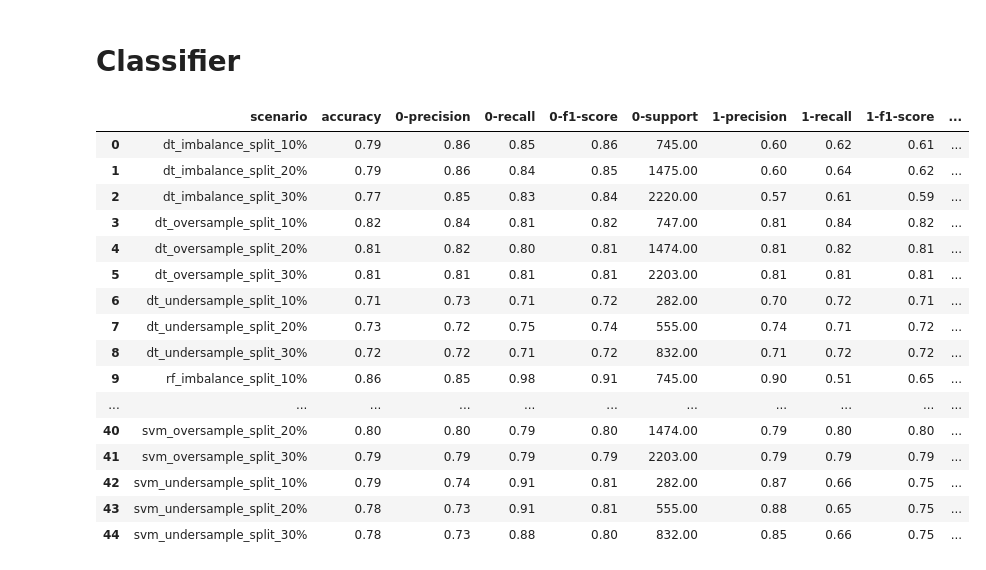
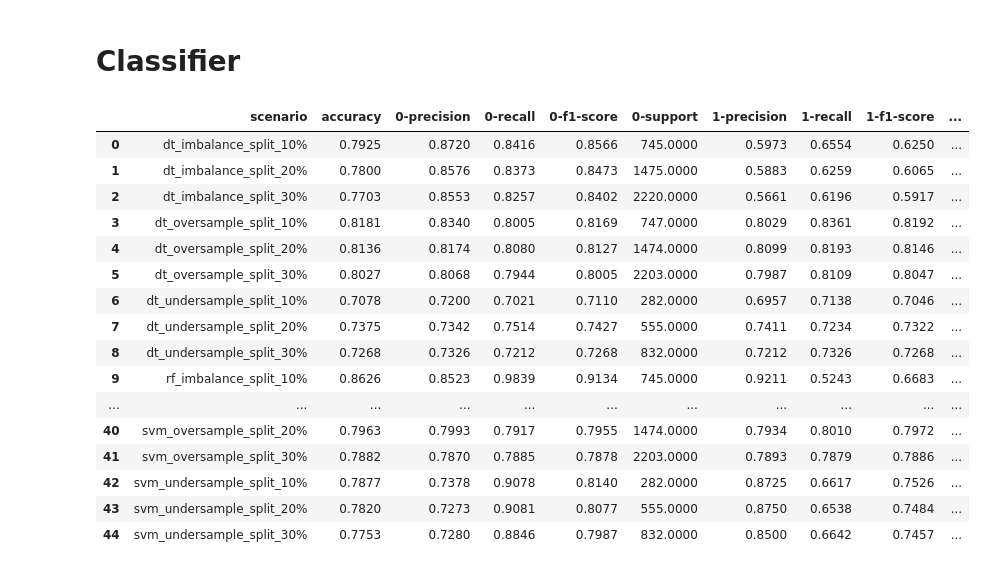
Before and after one commit to javakanaya/framingham-cvd, a Jupyter notebook: based-classifier.ipynb, the cells around one changed output. Drawn from its saved outputs; the diff is of its cells as text; code cells hidden in the pictures.

```diff
--- a/based-classifier.ipynb
+++ b/based-classifier.ipynb
@@ -439,46 +439,49 @@ for classifier, balance_method, test_size in scenarios:
     # Append the result to the dataframe
     # results_df = results_df.append(report_flat, ignore_index=True)
     results_df = pd.concat([results_df, pd.DataFrame([report_flat])], ignore_index=True)
 
 
     # Print and plot the confusion matrix
     # print(f"\nConfusion Matrix for {balance_method} with test size {test_size*100}%:")
     # print(conf_matrix)
     # plt.figure(figsize=(8, 6))
     # sns.heatmap(conf_matrix, annot=True, fmt='d', cmap='Blues', cbar=False,
     #             xticklabels=['No CVD', 'CVD'], yticklabels=['No CVD', 'CVD'])
     # plt.xlabel('Predicted')
     # plt.ylabel('Actual')
     # plt.title(f'Confusion Matrix: {balance_method} - Test Size {int(test_size*100)}%')
     # plt.show()
 
+# Set precision for float display
+pd.options.display.float_format = '{:.4f}'.format
+
 desired_columns = [
     'scenario', 'accuracy',
     '0-precision', '0-recall', '0-f1-score', '0-support',
     '1-precision', '1-recall', '1-f1-score', '1-support',
     'macro avg-precision', 'macro avg-recall', 'macro avg-f1-score', 'macro avg-support',
     'weighted avg-precision', 'weighted avg-recall', 'weighted avg-f1-score', 'weighted avg-support'
 ]
 
 # Reorder columns in results_df
 results_df = results_df[desired_columns]
 
 results_df
 # %% [output]
 |  | scenario | accuracy | 0-precision | 0-recall | 0-f1-score | 0-support | 1-precision | 1-recall | 1-f1-score | ... |
-| 0 | dt_imbalance_split_10% | 0.79 | 0.86 | 0.85 | 0.86 | 745.00 | 0.60 | 0.62 | 0.61 | ... |
-| 1 | dt_imbalance_split_20% | 0.79 | 0.86 | 0.84 | 0.85 | 1475.00 | 0.60 | 0.64 | 0.62 | ... |
-| 2 | dt_imbalance_split_30% | 0.77 | 0.85 | 0.83 | 0.84 | 2220.00 | 0.57 | 0.61 | 0.59 | ... |
-| 3 | dt_oversample_split_10% | 0.82 | 0.84 | 0.81 | 0.82 | 747.00 | 0.81 | 0.84 | 0.82 | ... |
-| 4 | dt_oversample_split_20% | 0.81 | 0.82 | 0.80 | 0.81 | 1474.00 | 0.81 | 0.82 | 0.81 | ... |
-| 5 | dt_oversample_split_30% | 0.81 | 0.81 | 0.81 | 0.81 | 2203.00 | 0.81 | 0.81 | 0.81 | ... |
-| 6 | dt_undersample_split_10% | 0.71 | 0.73 | 0.71 | 0.72 | 282.00 | 0.70 | 0.72 | 0.71 | ... |
-| 7 | dt_undersample_split_20% | 0.73 | 0.72 | 0.75 | 0.74 | 555.00 | 0.74 | 0.71 | 0.72 | ... |
-| 8 | dt_undersample_split_30% | 0.72 | 0.72 | 0.71 | 0.72 | 832.00 | 0.71 | 0.72 | 0.72 | ... |
-| 9 | rf_imbalance_split_10% | 0.86 | 0.85 | 0.98 | 0.91 | 745.00 | 0.90 | 0.51 | 0.65 | ... |
+| 0 | dt_imbalance_split_10% | 0.7925 | 0.8720 | 0.8416 | 0.8566 | 745.0000 | 0.5973 | 0.6554 | 0.6250 | ... |
+| 1 | dt_imbalance_split_20% | 0.7800 | 0.8576 | 0.8373 | 0.8473 | 1475.0000 | 0.5883 | 0.6259 | 0.6065 | ... |
+| 2 | dt_imbalance_split_30% | 0.7703 | 0.8553 | 0.8257 | 0.8402 | 2220.0000 | 0.5661 | 0.6196 | 0.5917 | ... |
+| 3 | dt_oversample_split_10% | 0.8181 | 0.8340 | 0.8005 | 0.8169 | 747.0000 | 0.8029 | 0.8361 | 0.8192 | ... |
+| 4 | dt_oversample_split_20% | 0.8136 | 0.8174 | 0.8080 | 0.8127 | 1474.0000 | 0.8099 | 0.8193 | 0.8146 | ... |
+| 5 | dt_oversample_split_30% | 0.8027 | 0.8068 | 0.7944 | 0.8005 | 2203.0000 | 0.7987 | 0.8109 | 0.8047 | ... |
+| 6 | dt_undersample_split_10% | 0.7078 | 0.7200 | 0.7021 | 0.7110 | 282.0000 | 0.6957 | 0.7138 | 0.7046 | ... |
+| 7 | dt_undersample_split_20% | 0.7375 | 0.7342 | 0.7514 | 0.7427 | 555.0000 | 0.7411 | 0.7234 | 0.7322 | ... |
+| 8 | dt_undersample_split_30% | 0.7268 | 0.7326 | 0.7212 | 0.7268 | 832.0000 | 0.7212 | 0.7326 | 0.7268 | ... |
+| 9 | rf_imbalance_split_10% | 0.8626 | 0.8523 | 0.9839 | 0.9134 | 745.0000 | 0.9211 | 0.5243 | 0.6683 | ... |
 | ... | ... | ... | ... | ... | ... | ... | ... | ... | ... | ... |
-| 40 | svm_oversample_split_20% | 0.80 | 0.80 | 0.79 | 0.80 | 1474.00 | 0.79 | 0.80 | 0.80 | ... |
-| 41 | svm_oversample_split_30% | 0.79 | 0.79 | 0.79 | 0.79 | 2203.00 | 0.79 | 0.79 | 0.79 | ... |
-| 42 | svm_undersample_split_10% | 0.79 | 0.74 | 0.91 | 0.81 | 282.00 | 0.87 | 0.66 | 0.75 | ... |
-| 43 | svm_undersample_split_20% | 0.78 | 0.73 | 0.91 | 0.81 | 555.00 | 0.88 | 0.65 | 0.75 | ... |
-| 44 | svm_undersample_split_30% | 0.78 | 0.73 | 0.88 | 0.80 | 832.00 | 0.85 | 0.66 | 0.75 | ... |
+| 40 | svm_oversample_split_20% | 0.7963 | 0.7993 | 0.7917 | 0.7955 | 1474.0000 | 0.7934 | 0.8010 | 0.7972 | ... |
+| 41 | svm_oversample_split_30% | 0.7882 | 0.7870 | 0.7885 | 0.7878 | 2203.0000 | 0.7893 | 0.7879 | 0.7886 | ... |
+| 42 | svm_undersample_split_10% | 0.7877 | 0.7378 | 0.9078 | 0.8140 | 282.0000 | 0.8725 | 0.6617 | 0.7526 | ... |
+| 43 | svm_undersample_split_20% | 0.7820 | 0.7273 | 0.9081 | 0.8077 | 555.0000 | 0.8750 | 0.6538 | 0.7484 | ... |
+| 44 | svm_undersample_split_30% | 0.7753 | 0.7280 | 0.8846 | 0.7987 | 832.0000 | 0.8500 | 0.6642 | 0.7457 | ... |
```
